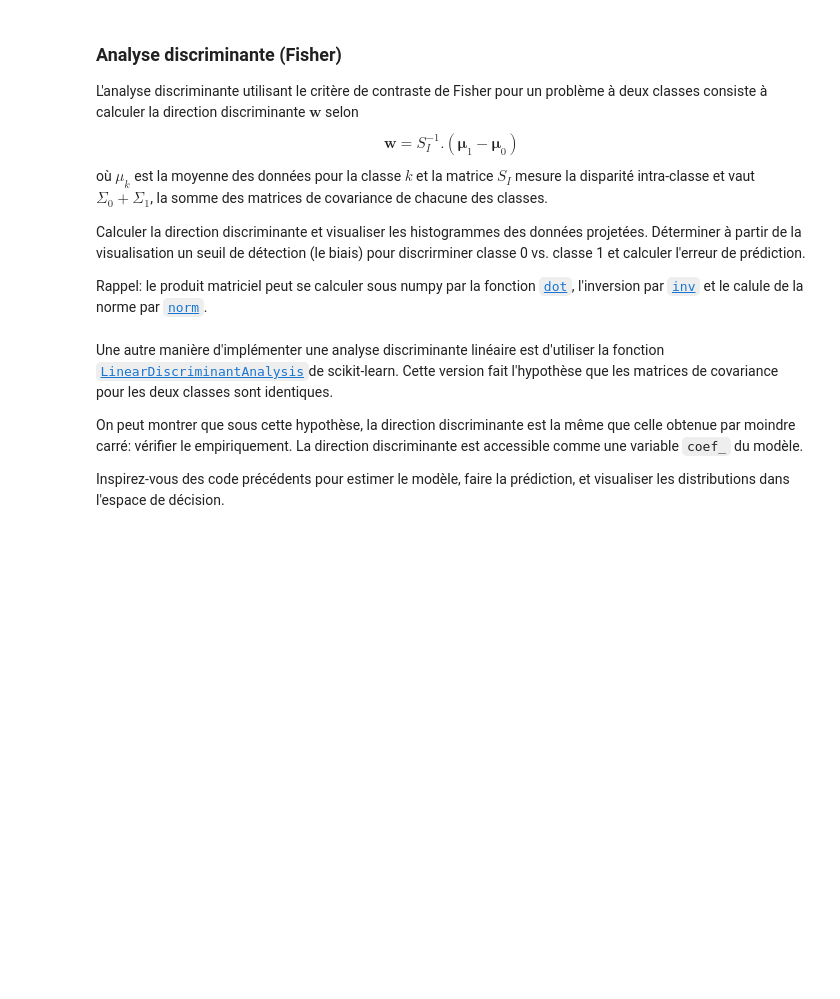
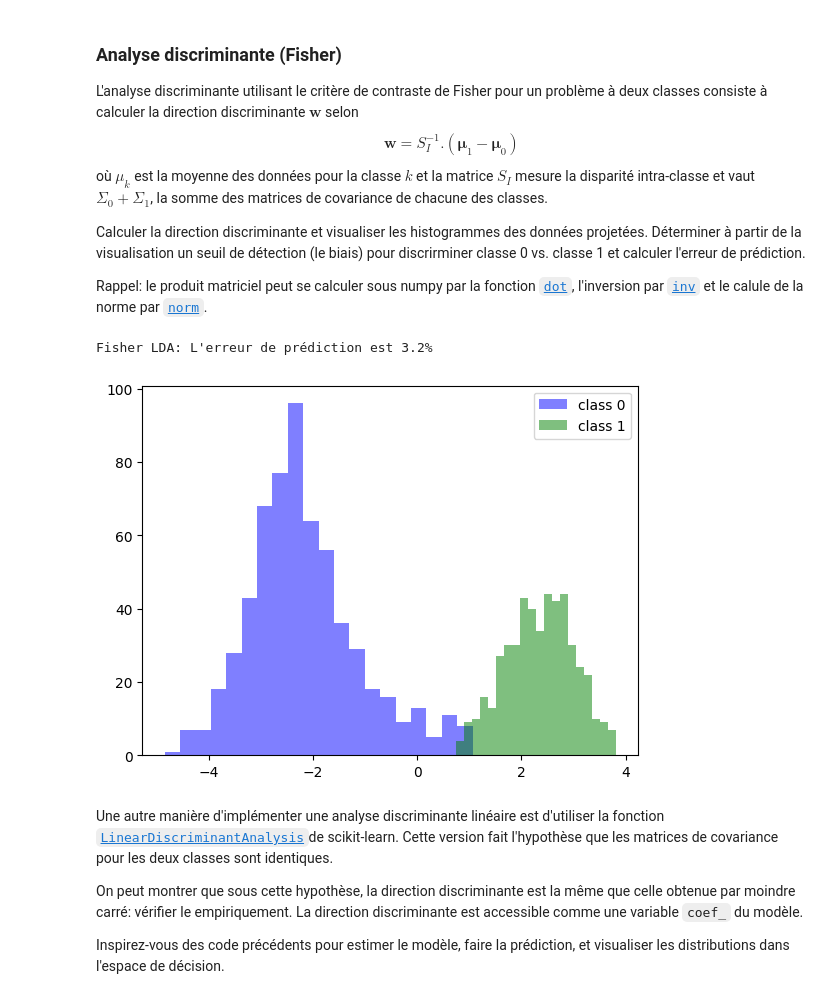
Before and after one commit to caioescorcio/ML_201, a Jupyter notebook: ENSTA/td_gaussien_bayesien.ipynb, the cells around one changed output. Saved outputs shown, nothing was run; the diff lists cells and outputs as text; code cells hidden in the pictures; blank space fills up the shorter version.

```diff
--- a/ENSTA/td_gaussien_bayesien.ipynb
+++ b/ENSTA/td_gaussien_bayesien.ipynb
@@ -519,31 +582,40 @@ Rappel: le produit matriciel peut se calculer sous numpy par la fonction [`dot`]
 # %%
 from numpy.linalg import inv, norm
 
 cc0=np.cov(np.transpose(X0))
 mm0=np.mean(X0,axis=0)
 
 cc1=np.cov(np.transpose(X1))
 mm1=np.mean(X1,axis=0)
 
 # Apprentissage (calcul de la direction discriminante)
 #######################
 # METTRE VOTRE CODE ICI
+Si = cc0 + cc1  # sum of the covariance matrices
+w = np.dot(inv(Si), (mm1 - mm0))
+# Normalize w for numerical stability, though not strictly necessary for the decision boundary
+w = w / norm(w)
 
+# Calculate the bias (threshold) - the midpoint of the projected means
+b = np.dot(w, (mm0 + mm1) / 2)
 #######################################
 
 # Prédiction (w est la direction, b est le biais)
 z_pred = np.dot(X_test, w) - b
 y_pred = (z_pred>0).astype(int)
 
 print("Fisher LDA: L'erreur de prédiction est {:.1f}%".format(100*(y_pred != y_test).sum() / y_test.size))
 
 Z0 = z_pred[y_test == 0]
 Z1 = z_pred[y_test == 1]
 
 plt.hist(Z0, color='b', alpha=0.5, bins=20, label=['class 0'])
 plt.hist(Z1, color='g', alpha=0.5, bins=20, label=['class 1'])
 plt.legend(loc='upper right')
 plt.show()
+# %% [output]
+Fisher LDA: L'erreur de prédiction est 3.2%
+[figure, added]
 # %% [markdown]
 Une autre manière d'implémenter une analyse discriminante linéaire est d'utiliser la fonction  [`LinearDiscriminantAnalysis`](https://scikit-learn.org/stable/modules/generated/sklearn.discriminant_analysis.LinearDiscriminantAnalysis.html)de scikit-learn. Cette version fait l'hypothèse que les matrices de covariance pour les deux classes sont identiques.
 
```
Also changed, not shown: parts of 15 cells of this notebook.
